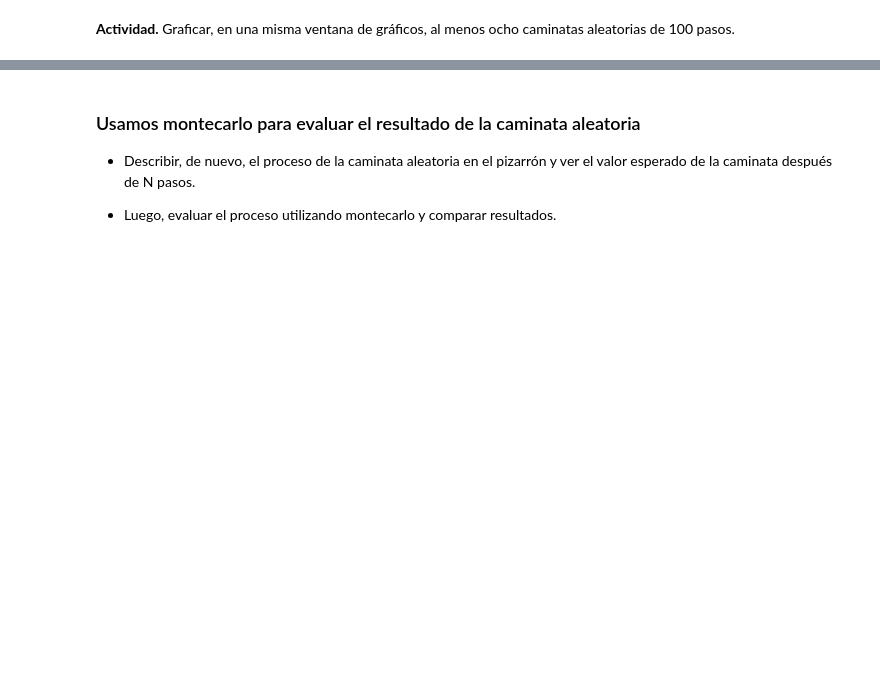
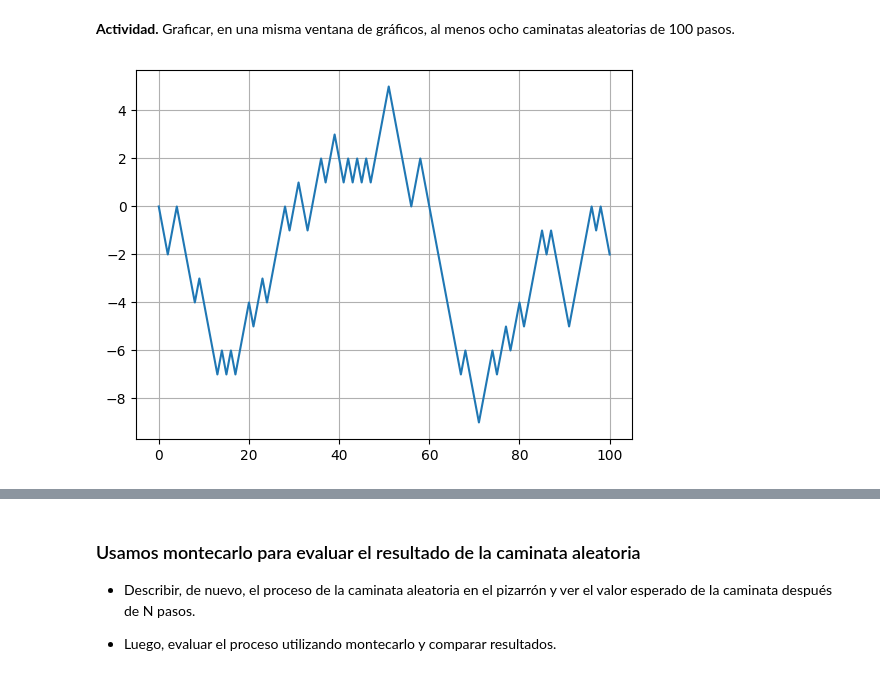
Before and after one commit to ArellanoMCarlos/SimMatO2025, a Jupyter notebook: Módulo 2 - Métodos heurísticos/2 - Caminata_aleatoria.ipynb, the cells around one changed output, grey strips where cells are left out. Drawn from its saved outputs; the diff is of its cells as text; code cells hidden in the pictures; blank space fills up the shorter version.

```diff
--- a/Módulo 2 - Métodos heurísticos/2 - Caminata_aleatoria.ipynb
+++ b/Módulo 2 - Métodos heurísticos/2 - Caminata_aleatoria.ipynb
@@ -67,0 +71,12 @@ plt.grid()
+# %%
+def caminata(pasos):
+  c=[0]
+  for i in range(pasos):
+    c.append(c[-1]+np.random.choice([1,-1]))
+  return c
+# %%
+# Cada que ejecute la función 'caminata' llegaré aposiciones finales diferentes
+plt.plot(caminata(100))
+plt.grid()
+# %% [output]
+[figure, added]
```
Also changed, not shown: parts of 20 cells of this notebook.
